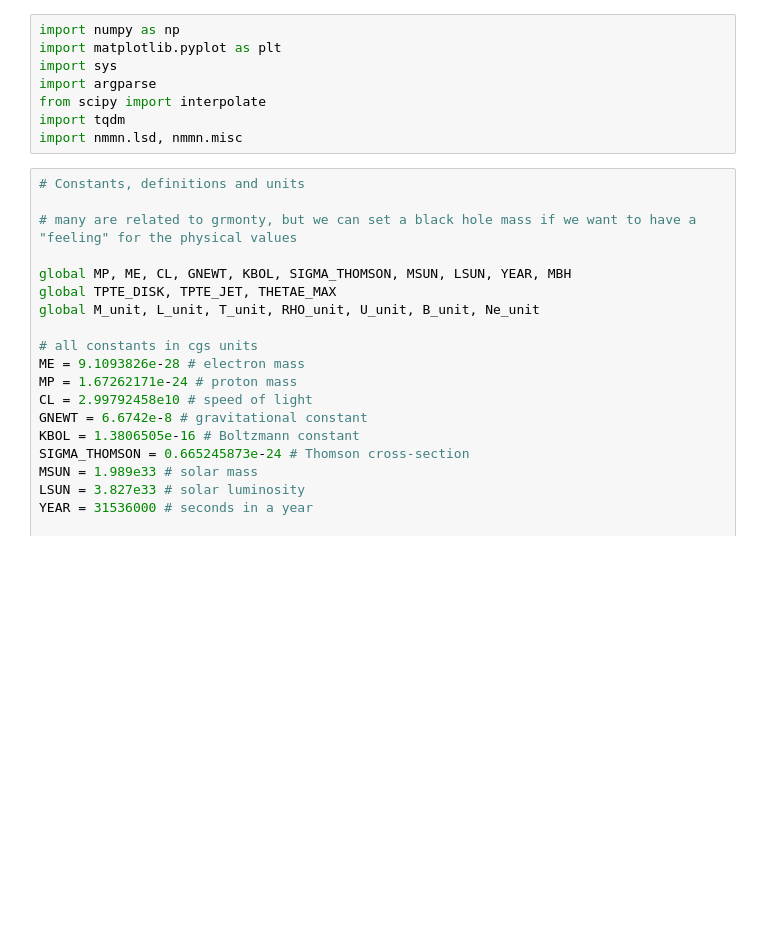
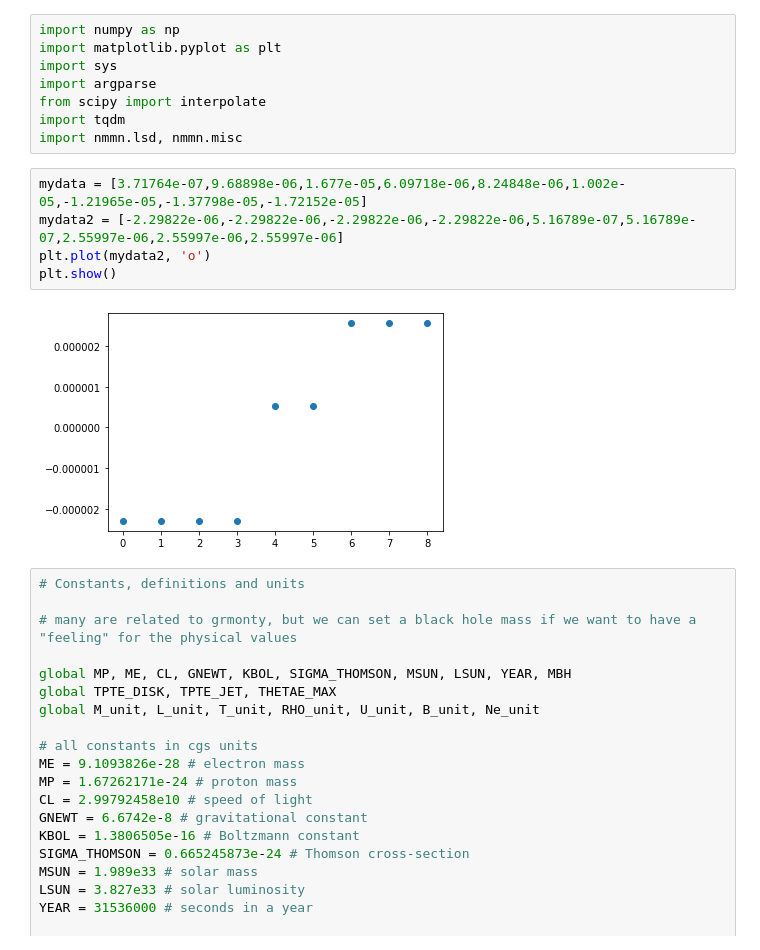
Before and after one commit to outflows/gyst, a Jupyter notebook: characterize.ipynb, the cells around one changed output. Cells and saved outputs as stored; diff of their text form; blank space fills up the shorter version.

```diff
--- a/characterize.ipynb
+++ b/characterize.ipynb
@@ -12,6 +12,13 @@ import argparse
 from scipy import interpolate
 import tqdm
 import nmmn.lsd, nmmn.misc
+# %%
+mydata = [3.71764e-07,9.68898e-06,1.677e-05,6.09718e-06,8.24848e-06,1.002e-05,-1.21965e-05,-1.37798e-05,-1.72152e-05]
+mydata2 = [-2.29822e-06,-2.29822e-06,-2.29822e-06,-2.29822e-06,5.16789e-07,5.16789e-07,2.55997e-06,2.55997e-06,2.55997e-06]
+plt.plot(mydata2, 'o')
+plt.show()
+# %% [output]
+[figure, added]
 # %%
 # Constants, definitions and units
 
```
Also changed, not shown: parts of 3 cells of this notebook, 7 other files.
